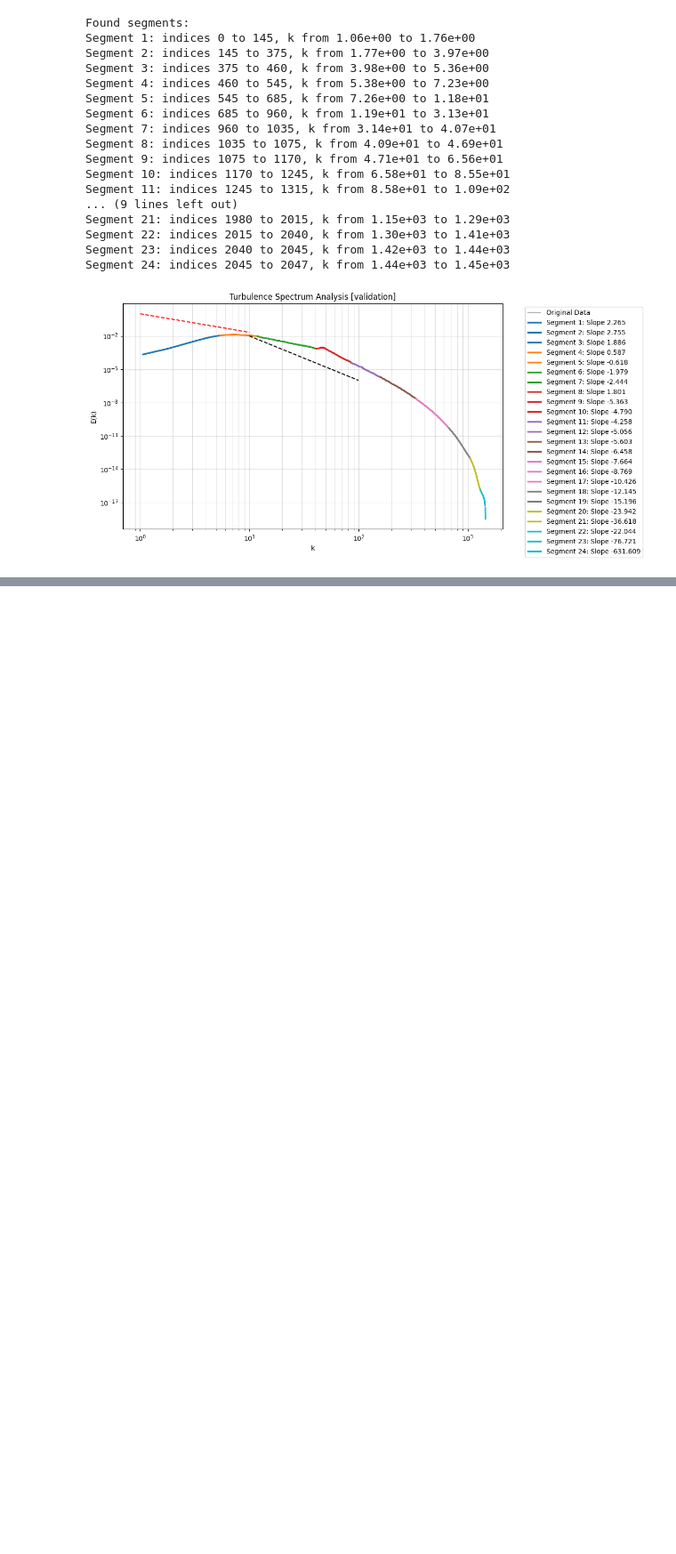
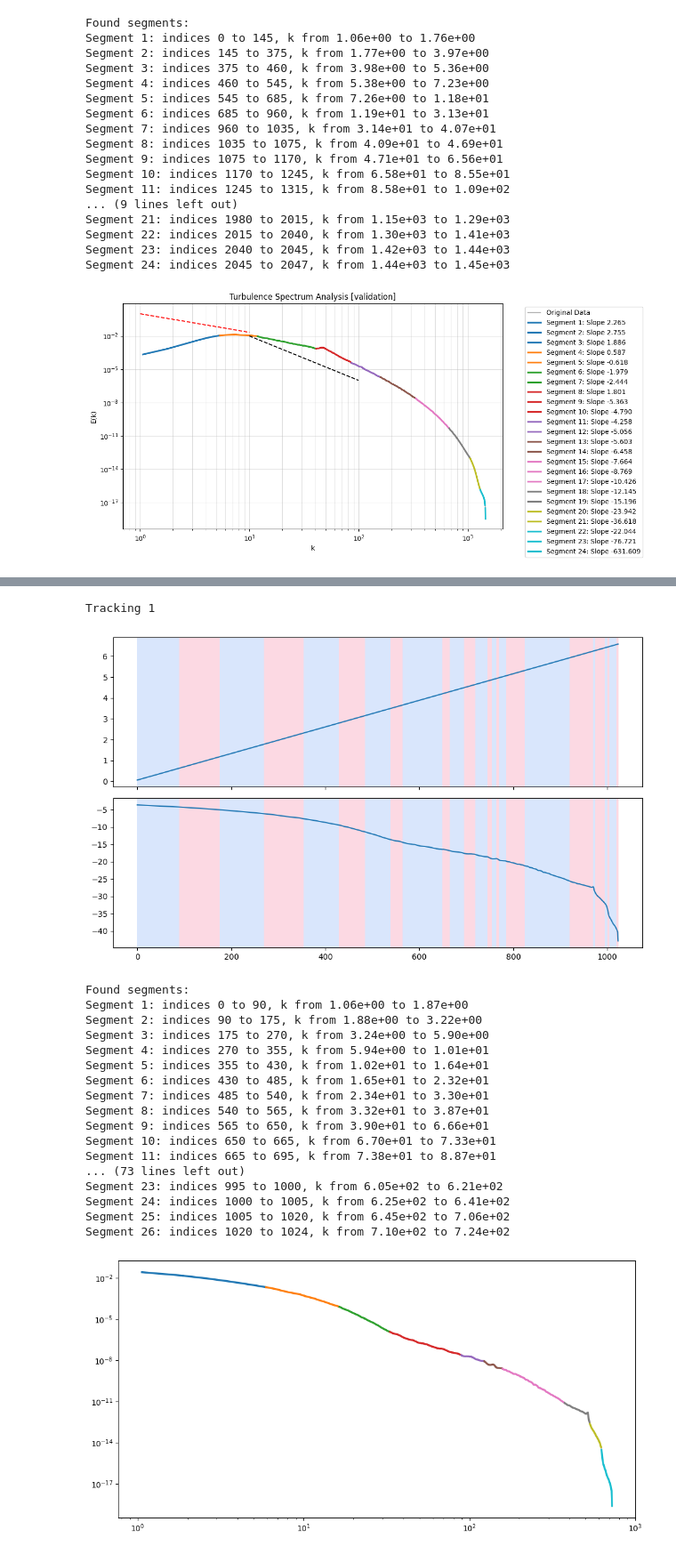
Before and after one commit to red1ithink/EnergySpectrum, a Jupyter notebook: tracking_range.ipynb, the cells around one changed output, grey strips where cells are left out. Shown at 89% size. Cells and saved outputs as stored; diff of their text form; code cells hidden in the pictures; blank space fills up the shorter version.

```diff
--- a/tracking_range.ipynb
+++ b/tracking_range.ipynb
@@ -367,0 +378,36 @@ Segment 24: indices 2045 to 2047, k from 1.44e+03 to 1.45e+03
+# %%
+file = '../proceed_data/proceed_data_v_given/processed_data_u/90_ux_uy_data.txt'
+print('Tracking 1')
+k, ek = get_ek(file)
+k = k[1:]
+ek = ek[1:]
+merged_segments = tr.tracking22_data(k, ek, 0.05, 'x1 merge')
+print(merged_segments)
+compared_line()
+print('Tracking 2')
+tr.tracking(file, 0.05, 'x1')
+compared_line()
+print('Tracking 2')
+tr.tracking2(file, 0.05, 'x1')
+compared_line()
+# %% [output]
+Tracking 1
+[figure, added]
+Found segments:
+Segment 1: indices 0 to 90, k from 1.06e+00 to 1.87e+00
+Segment 2: indices 90 to 175, k from 1.88e+00 to 3.22e+00
+Segment 3: indices 175 to 270, k from 3.24e+00 to 5.90e+00
+Segment 4: indices 270 to 355, k from 5.94e+00 to 1.01e+01
+Segment 5: indices 355 to 430, k from 1.02e+01 to 1.64e+01
+Segment 6: indices 430 to 485, k from 1.65e+01 to 2.32e+01
+Segment 7: indices 485 to 540, k from 2.34e+01 to 3.30e+01
+Segment 8: indices 540 to 565, k from 3.32e+01 to 3.87e+01
+Segment 9: indices 565 to 650, k from 3.90e+01 to 6.66e+01
+Segment 10: indices 650 to 665, k from 6.70e+01 to 7.33e+01
+Segment 11: indices 665 to 695, k from 7.38e+01 to 8.87e+01
+... (73 lines left out)
+Segment 23: indices 995 to 1000, k from 6.05e+02 to 6.21e+02
+Segment 24: indices 1000 to 1005, k from 6.25e+02 to 6.41e+02
+Segment 25: indices 1005 to 1020, k from 6.45e+02 to 7.06e+02
+Segment 26: indices 1020 to 1024, k from 7.10e+02 to 7.24e+02
+[figure, added]
```
Also changed, not shown: parts of 3 cells of this notebook, 1 other file.
